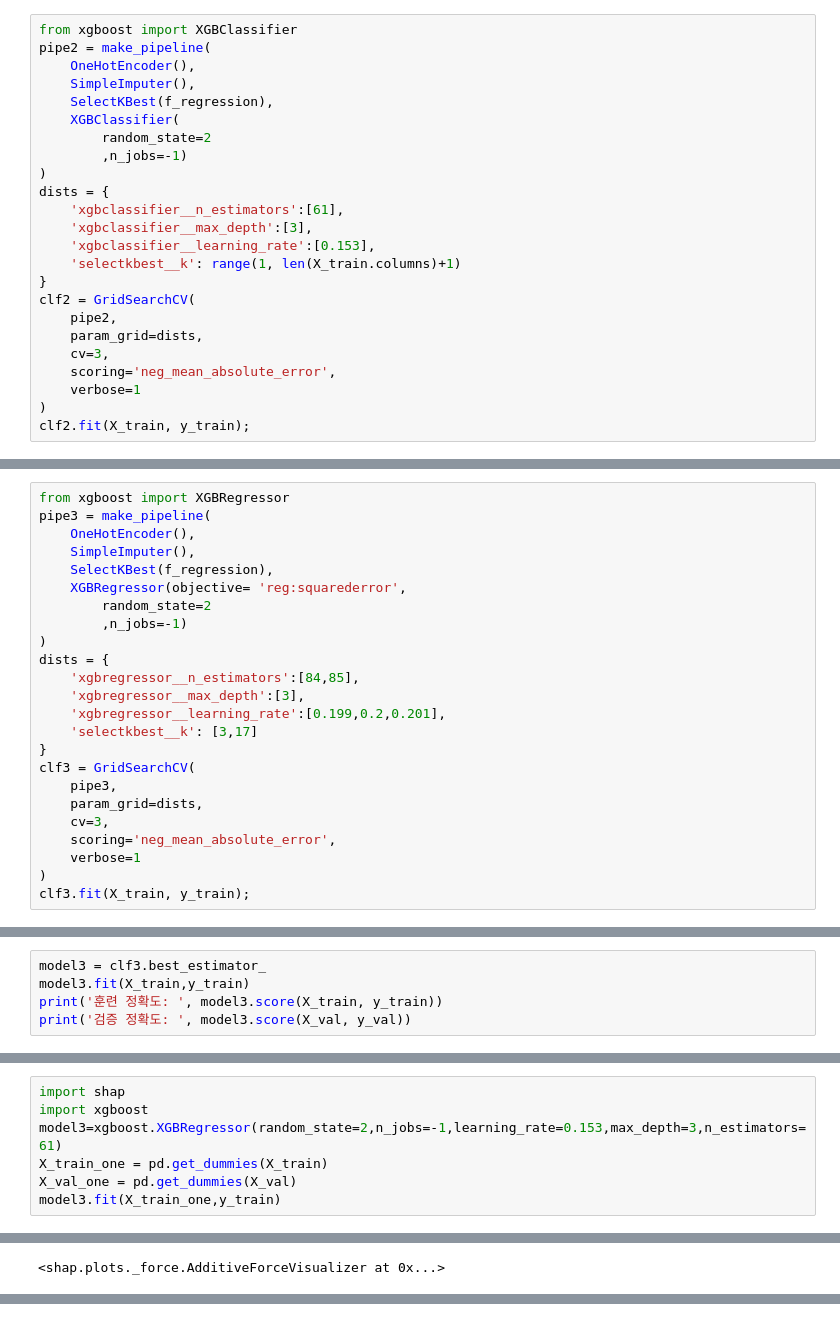
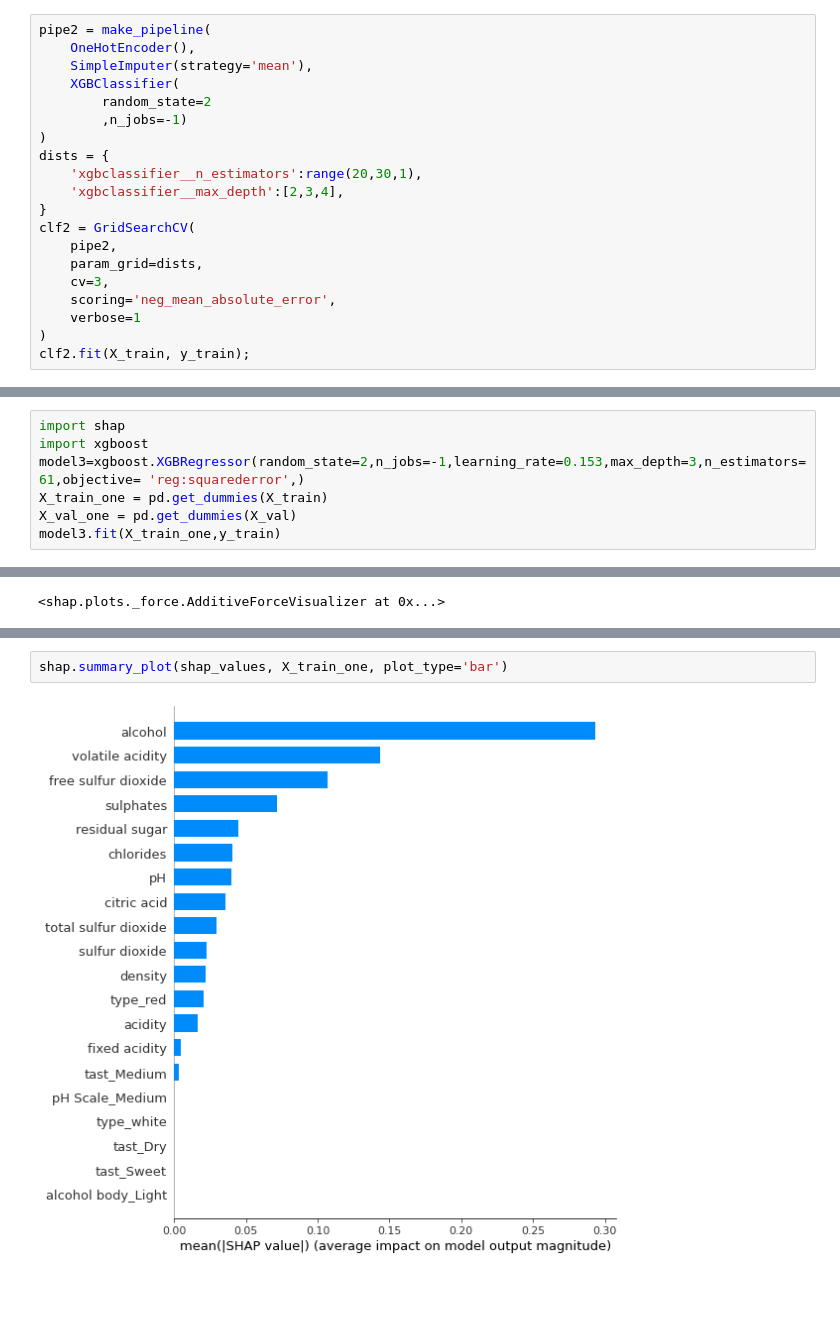
Before and after one commit to bon-u/S2project, a Jupyter notebook: AI07_S2P_구본우.ipynb, the cells around one changed output, grey strips where cells are left out. Cells and saved outputs as stored; diff of their text form; blank space fills up the shorter version.

```diff
--- a/AI07_S2P_구본우.ipynb
+++ b/AI07_S2P_구본우.ipynb
@@ -141,18 +266,14 @@ print('검증 정확도: ', model.score(X_val, y_val))
 # %%
-from xgboost import XGBClassifier
 pipe2 = make_pipeline(
     OneHotEncoder(),
-    SimpleImputer(),
-    SelectKBest(f_regression),
+    SimpleImputer(strategy='mean'),
     XGBClassifier(
         random_state=2
         ,n_jobs=-1)
 )
 dists = {
-    'xgbclassifier__n_estimators':[61],
-    'xgbclassifier__max_depth':[3],
-    'xgbclassifier__learning_rate':[0.153],
-    'selectkbest__k': range(1, len(X_train.columns)+1)
+    'xgbclassifier__n_estimators':range(20,30,1),
+    'xgbclassifier__max_depth':[2,3,4],
 }
 clf2 = GridSearchCV(
     pipe2,
@@ -183,24 +303,0 @@ print('검증 정확도: ', model2.score(X_val, y_val))
-# %%
-from xgboost import XGBRegressor
-pipe3 = make_pipeline(
-    OneHotEncoder(),
-    SimpleImputer(),
-    SelectKBest(f_regression),
-    XGBRegressor(objective= 'reg:squarederror',
-        random_state=2
-        ,n_jobs=-1)
-)
-dists = {
-    'xgbregressor__n_estimators':[84,85],
-    'xgbregressor__max_depth':[3],
-    'xgbregressor__learning_rate':[0.199,0.2,0.201],
-    'selectkbest__k': [3,17]
-}
-clf3 = GridSearchCV(
-    pipe3,
-    param_grid=dists,
-    cv=3,
-    scoring='neg_mean_absolute_error',
-    verbose=1
-)
-clf3.fit(X_train, y_train);
@@ -217,5 +303,0 @@ MAE:  0.549694384405138
-# %%
-model3 = clf3.best_estimator_
-model3.fit(X_train,y_train)
-print('훈련 정확도: ', model3.score(X_train, y_train))
-print('검증 정확도: ', model3.score(X_val, y_val))
@@ -225,7 +304,7 @@ print('검증 정확도: ', model3.score(X_val, y_val))
 # %%
 import shap
 import xgboost
-model3=xgboost.XGBRegressor(random_state=2,n_jobs=-1,learning_rate=0.153,max_depth=3,n_estimators=61)
+model3=xgboost.XGBRegressor(random_state=2,n_jobs=-1,learning_rate=0.153,max_depth=3,n_estimators=61,objective= 'reg:squarederror',)
 X_train_one = pd.get_dummies(X_train)
 X_val_one = pd.get_dummies(X_val)
 model3.fit(X_train_one,y_train)
@@ -258,0 +337,4 @@ shap.summary_plot(shap_values, X_val_one.iloc[:300])
+# %%
+shap.summary_plot(shap_values, X_train_one, plot_type='bar')
+# %% [output]
+[figure, added]
```
Also changed, not shown: parts of 25 cells of this notebook.
